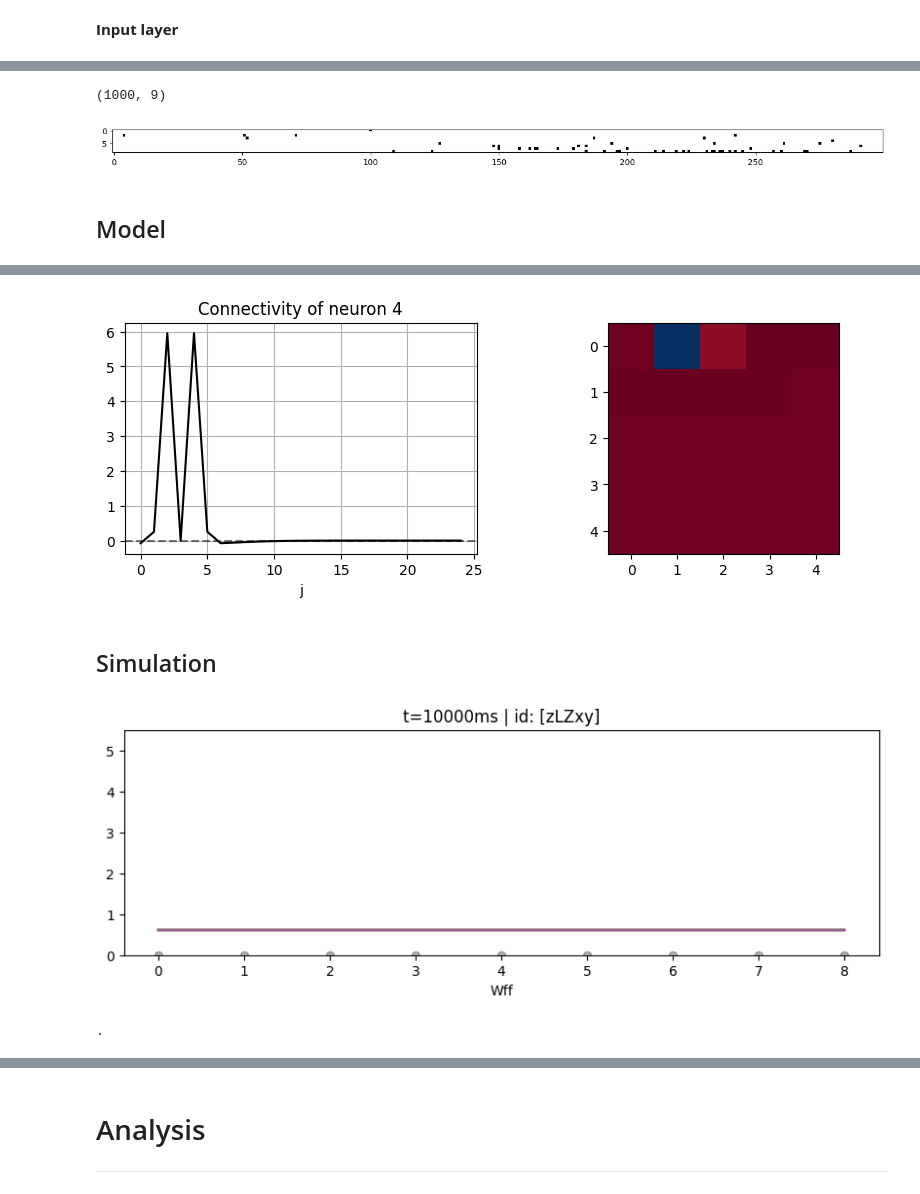
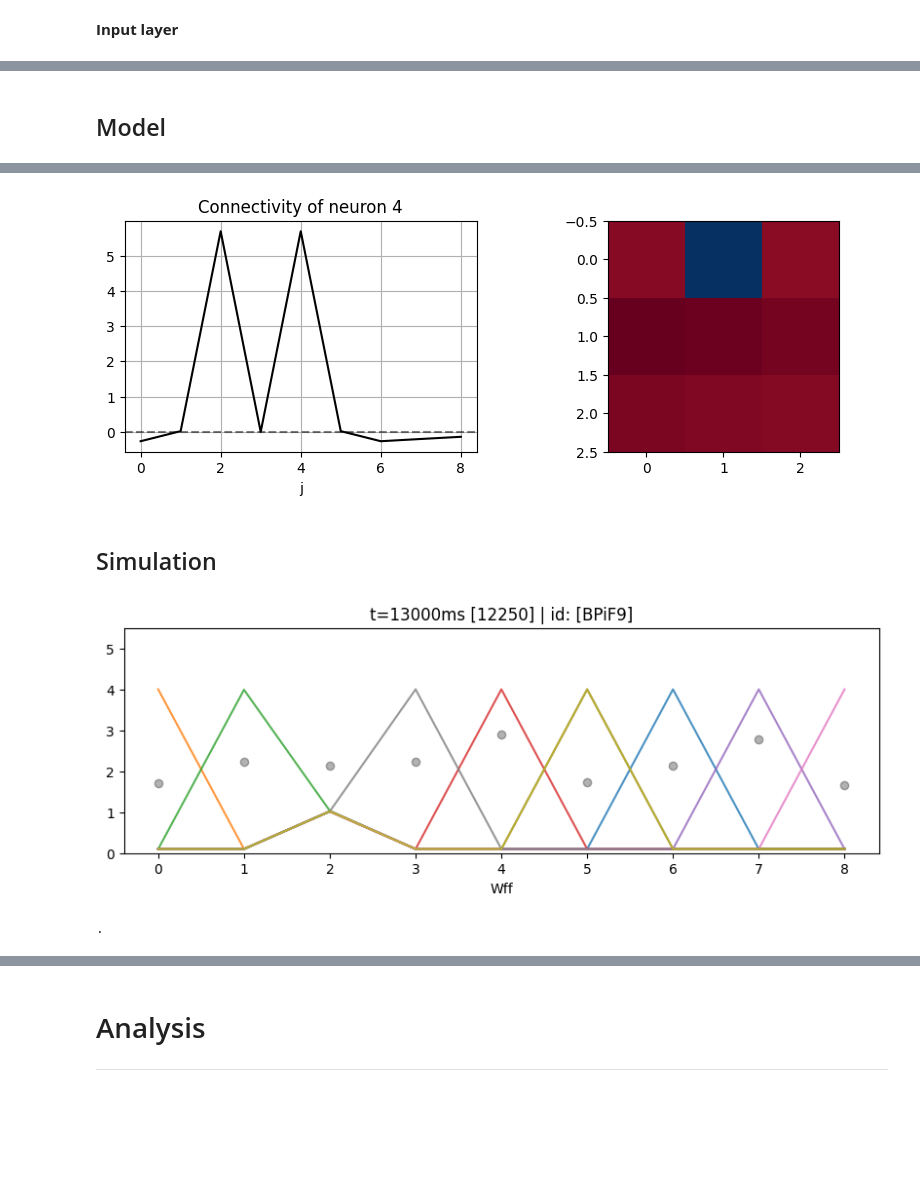
Before and after one commit to iKiru-hub/PCNN, a Jupyter notebook: pcnn_lab.ipynb, the cells around one changed output, grey strips where cells are left out. Saved outputs shown, nothing was run; the diff lists cells and outputs as text; code cells hidden in the pictures; blank space fills up the shorter version.

```diff
--- a/pcnn_lab.ipynb
+++ b/pcnn_lab.ipynb
@@ -174,11 +178,13 @@ plt.show()
 # %% [markdown]
 **Settings**
 # %%
-N = 25
+N = 9
 Nj = 9
 T = 10 # 1 step/s
 bounds = (0, 1, 0, 1)
-bounds_bins = [*mod.iterprod(range(bounds[1]), range(bounds[3]))]
+dx = 0.1
+bounds_bins = np.array([*mod.iterprod(np.arange(bounds[0], bounds[1]+dx, dx),
+                            np.arange(bounds[2], bounds[3]+dx, dx))])
 # %% [markdown]
 **Input layer**
 # %%
@@ -189,14 +199,3 @@ layer.__repr__()
-# %%
-Sj = layer.parse_trajectory(trajectory, timestep=10)
-print(Sj.shape)
-# %% [output]
-(1000, 9)
-# %%
-plt.figure(figsize=(17, 10))
-plt.imshow(Sj.T[:, :300], cmap='Greys')
-plt.show()
-# %% [output]
-[figure, removed]
 # %% [markdown]
 ## Model
 # %%
@@ -206,14 +205,14 @@ net = mod.NetworkSimple(
                   wff_const=5.5,
                   wff_max=4.,
                   wff_min=0.1,
-                  wff_beta=0.05,
+                  wff_beta=0.1,
                   wff_tau=50,
                   wr_tau=55,
                   tau_u=85,
                   syn_ff_min=0.045,
                   dim=1,
                   A=3.45,
-                  B=0.025,
+                  B=0.085,
                   sigma_exc=.725,
                   sigma_inh=3.5
                  )
@@ -237,10 +236,10 @@ plt.show()
-[figure, old version]
+[figure, new version]
 # %% [markdown]
 ## Simulation
 # %%
 net.reset()
 
-tp = 10000
+tp = 1000
 
 sp = np.zeros(Nj)
 for t in range(len(Sj)):
@@ -253,14 +252,6 @@ for t in range(len(Sj)):
         clf()
         fig = plt.figure(figsize=(10, 3))
 
-        #plt.subplot(211)
-        #plt.axhline(0, color="black", linestyle="--", alpha=0.4)
-        #plt.plot(range(N), net.record[:, 1], 'v')
-        #plt.ylim((-10, 15))
-        #plt.grid()
-        #plt.xticks(range(N))
-        #plt.title("Recurrent input to each node")
-
         plt.subplot(111)
         plt.plot(range(Nj), sp / (t+1) * 10, 'ok', alpha=0.3)
 
@@ -268,13 +259,12 @@ for t in range(len(Sj)):
             plt.plot(range(Nj), net.Wff[i], alpha=0.8,
                      label=f"$lr$={net._lr[i, 0]:.4f}")
         plt.xlabel("Wff")
-        plt.title(f"t={t+tp}ms | id: [{net.id}]")
+        plt.title(f"t={t+tp}ms [{len(Sj)}] | id: [{net.id}]")
         plt.ylim((0, 5.5))
         plt.xticks((range(Nj)))
-        #plt.legend(loc="upper right")
         plt.pause(0.01)
 
 print(".")
 # %% [output]
-[figure, old version]
+[figure, new version]
 .
```
Also changed, not shown: parts of 21 cells of this notebook, 2 other files.
